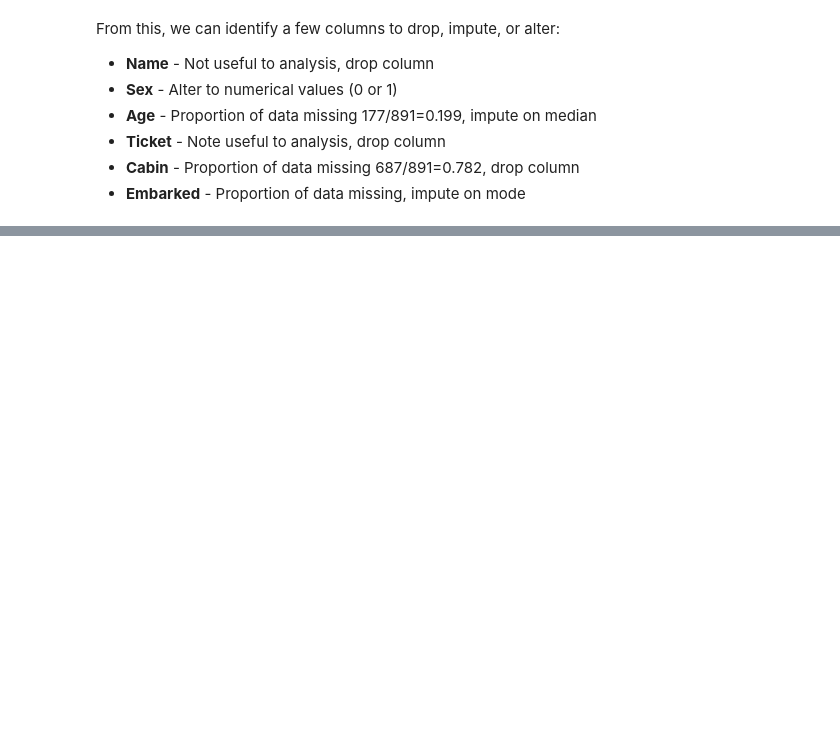
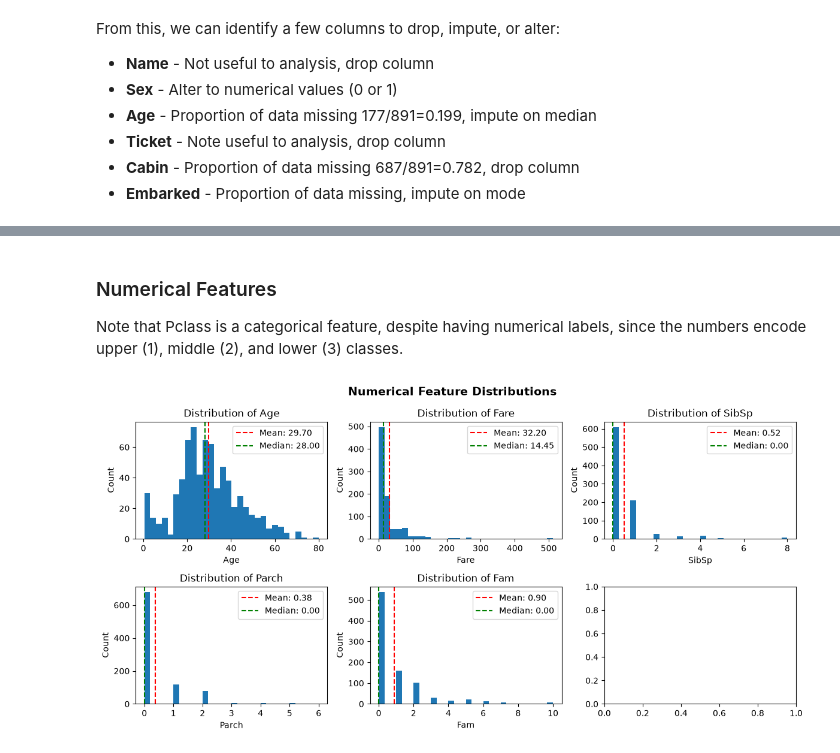
Before and after one commit to Raymon-Watson/Machine-Learning--Projects, a Jupyter notebook: Projects/Titanic-Kaggle/01_eda.ipynb, the cells around one changed output, grey strips where cells are left out. Cells and saved outputs as stored; diff of their text form; code cells hidden in the pictures; blank space fills up the shorter version.

```diff
--- a/Projects/Titanic-Kaggle/01_eda.ipynb
+++ b/Projects/Titanic-Kaggle/01_eda.ipynb
@@ -334,0 +205,38 @@ KeyboardInterrupt:
+# %% [markdown]
+### Numerical Features
+Note that Pclass is a categorical feature, despite having numerical labels, since the numbers encode upper (1), middle (2), and lower (3) classes.
+# %%
+num_cols = ["Age", "Fare", "SibSp", "Parch"]
+
+fig, axes = plt.subplots(
+    2, 3,
+    figsize=(12, 1.5 * len(num_cols)),
+    squeeze=False
+)
+
+axes = axes.flatten()
+for idx, col in enumerate(num_cols):
+    axes[idx].hist(df[col].dropna(), bins=30)
+    axes[idx].axvline(df[col].mean(), color="red", linestyle="--", label=f"Mean: {df[col].mean():.2f}")
+    axes[idx].axvline(df[col].median(), color="green", linestyle="--", label=f"Median: {df[col].median():.2f}")
+    axes[idx].set_xlabel(col)
+    axes[idx].set_ylabel("Count")
+    axes[idx].legend()
+    axes[idx].set_title(f"Distribution of {col}")
+
+# Add total family = SibSp + Parch
+idx = 4
+fam_data = df["Parch"] + df["SibSp"]
+axes[idx].hist(fam_data.dropna(), bins=30)
+axes[idx].axvline(fam_data.mean(), color="red", linestyle="--", label=f"Mean: {fam_data.mean():.2f}")
+axes[idx].axvline(fam_data.median(), color="green", linestyle="--", label=f"Median: {fam_data.median():.2f}")
+axes[idx].set_xlabel("Fam")
+axes[idx].set_ylabel("Count")
+axes[idx].legend()
+axes[idx].set_title(f"Distribution of Fam")
+
+plt.suptitle("Numerical Feature Distributions", fontsize=14, fontweight="bold")
+plt.tight_layout()
+plt.show()
+# %% [output]
+[figure, added]
```
Also changed, not shown: parts of 58 cells of this notebook, 2 other files.
